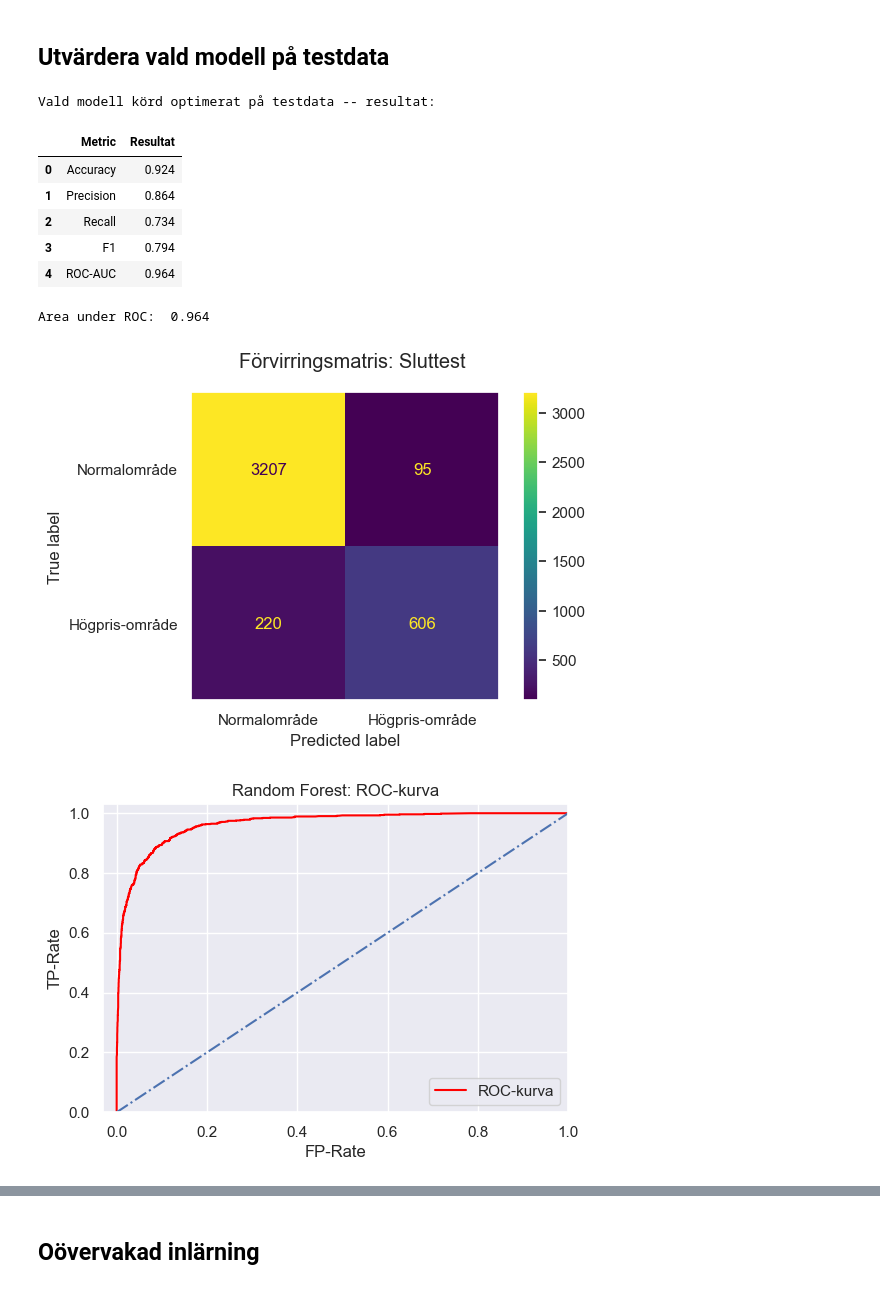
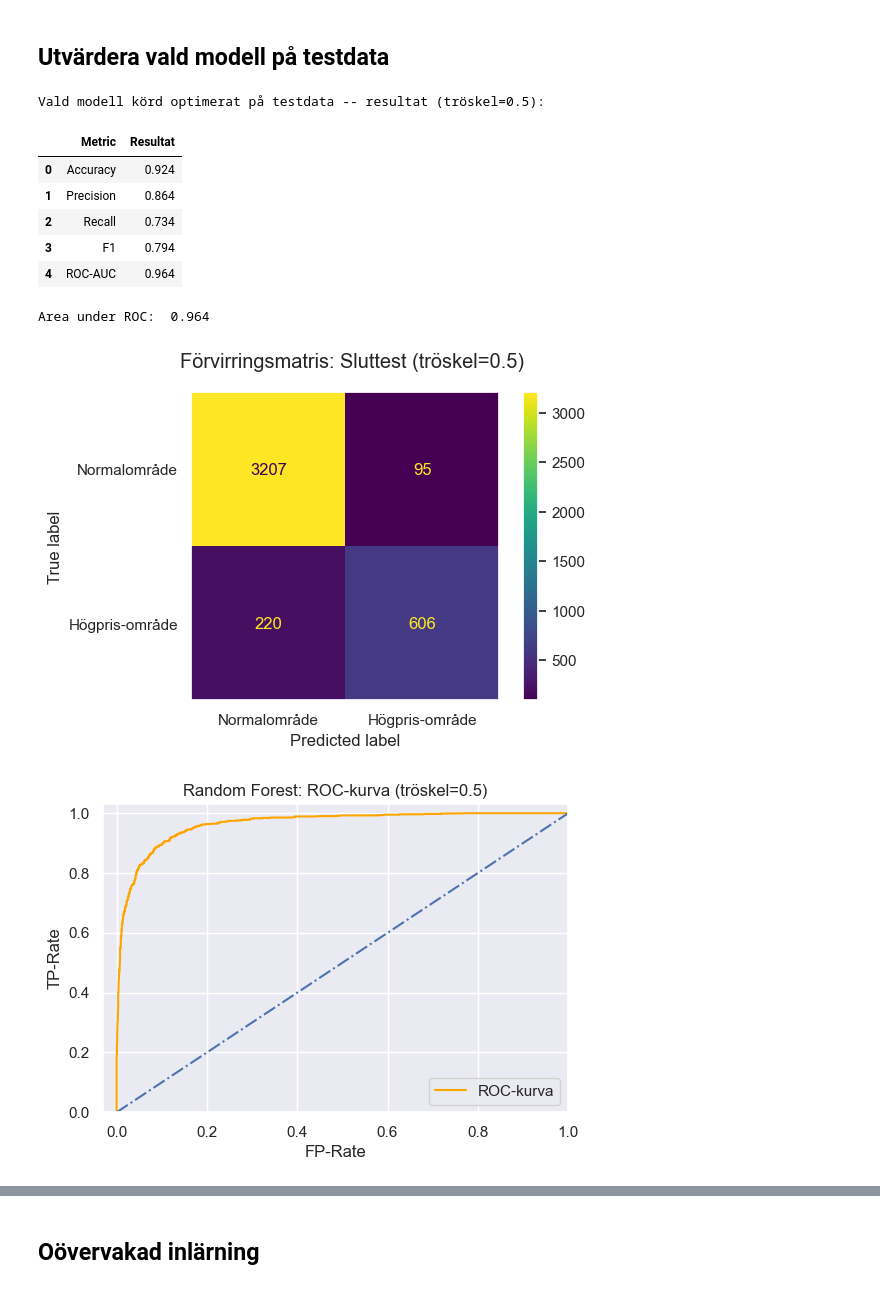
Before and after one commit to MaWe96/California-Housing-ML, a Jupyter notebook: notebook.ipynb, the cells around one changed output, grey strips where cells are left out. Cells and saved outputs as stored; diff of their text form; code cells hidden in the pictures.

```diff
--- a/notebook.ipynb
+++ b/notebook.ipynb
@@ -224,9 +233,22 @@ Med OneHot-encodad närhet till hav låter vi preprocessing ha stegen:
 # %%
-preprocess = Pipeline(steps=[
+numeric_transformer = Pipeline([
     ("imputer", SimpleImputer(strategy="median")),
     ("scaler", StandardScaler())
 ])
 
+categorical_transformer = Pipeline(steps=[
+    ("imputer", SimpleImputer(strategy="most_frequent")),
+    ("onehot", OneHotEncoder(
+        handle_unknown="ignore",
+        sparse_output=False
+    ))
+])
+
+preprocess = ColumnTransformer([
+    ("num", numeric_transformer, numeric_features),
+    ("cat", categorical_transformer, categorical_features)
+])
+
 print("Preprocessor definierad.\n")
 # %% [output]
 Preprocessor definierad.
@@ -277,7 +307,7 @@ cv = StratifiedKFold(n_splits=5, shuffle=True, random_state=RANDOM_SEED)
 
 for name, model in models.items():
     pipeline = Pipeline(steps=[
-        ("preprocessor", preprocess), # innehöll imputer och standardscaler
+        ("preprocessor", preprocess), #  imputer och standardscaler / OHE
         ("model", model)
     ])
 
@@ -296,10 +326,11 @@ for name, model in models.items():
         "Accuracy": cv_scores["test_accuracy"].mean(),
         "Precision": cv_scores["test_precision"].mean(),
         "Recall": cv_scores["test_recall"].mean(),
-        "F1": cv_scores["test_f1"].mean()
+        "F1_mean": cv_scores["test_f1"].mean(),
+        "F1_std": cv_scores["test_f1"].std()
     })
 
-cv_df = pd.DataFrame(compare_models).sort_values(by="F1", ascending=False)
+cv_df = pd.DataFrame(compare_models).sort_values(by="F1_mean", ascending=False)
 
 print("Cross validation av 4 modeller:")
 display(np.round(cv_df,4))
@@ -366,44 +448,44 @@ f1 = f1_score(y_test, y_pred_test, zero_division=0)
 auc = roc_auc_score(y_test, y_proba)
 
 
-print("Vald modell körd optimerat på testdata -- resultat:")
+print("Vald modell körd optimerat på testdata -- resultat (tröskel=0.5):")
 
 summary_stats = pd.DataFrame({
-    'Metric': ["Accuracy", "Precision", "Recall", "F1", "ROC-AUC"],
+    "Metric": ["Accuracy", "Precision", "Recall", "F1", "ROC-AUC"],
     "Resultat": [accuracy, precision, recall, f1, auc]
 })
 display(summary_stats.round(3))
 
 
 # Förvirringsmatris och ROC-kurva
 fig, ax = plt.subplots(figsize=(6,4))
 cm = confusion_matrix(y_test, y_pred_test)
 disp = ConfusionMatrixDisplay(confusion_matrix=cm, display_labels=["Normalområde", "Högpris-område"])
 disp.plot(ax=ax, cmap="viridis")
-plt.suptitle("Förvirringsmatris: Sluttest")
+plt.suptitle("Förvirringsmatris: Sluttest (tröskel=0.5)")
 plt.grid(False)
 
 fpr, tpr, threshold = roc_curve(y_test, y_proba)
 print("Area under ROC: ", np.round(auc,3))
 
 plt.figure(figsize=(6,4))
-plt.plot(fpr, tpr, color='red', label='ROC-kurva')
-plt.plot([0,1],[0,1], linestyle='-.')
+plt.plot(fpr, tpr, color="orange", label="ROC-kurva")
+plt.plot([0,1],[0,1], linestyle="-.")
 plt.xlim([-0.03,1.0])
 plt.ylim([0.0,1.03])
-plt.xlabel('FP-Rate')
-plt.ylabel('TP-Rate')
-plt.title('Random Forest: ROC-kurva')
+plt.xlabel("FP-Rate")
+plt.ylabel("TP-Rate")
+plt.title("Random Forest: ROC-kurva (tröskel=0.5)")
 plt.legend()
 plt.show()
 # %% [output]
-Vald modell körd optimerat på testdata -- resultat:
+Vald modell körd optimerat på testdata -- resultat (tröskel=0.5):
 |  | Metric | Resultat |
 | 0 | Accuracy | 0.924 |
 | 1 | Precision | 0.864 |
 | 2 | Recall | 0.734 |
 | 3 | F1 | 0.794 |
 | 4 | ROC-AUC | 0.964 |
 Area under ROC:  0.964
-[figure, old version]
+[figure, new version]
-[figure, old version]
+[figure, new version]
```
Also changed, not shown: parts of 24 cells of this notebook.
